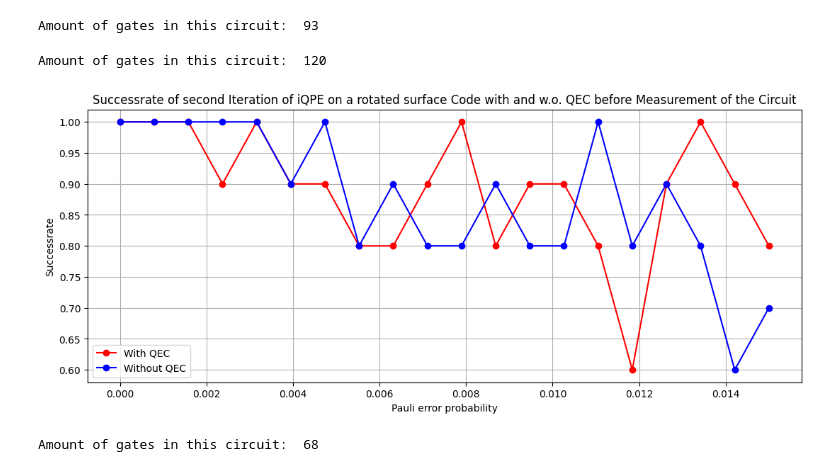
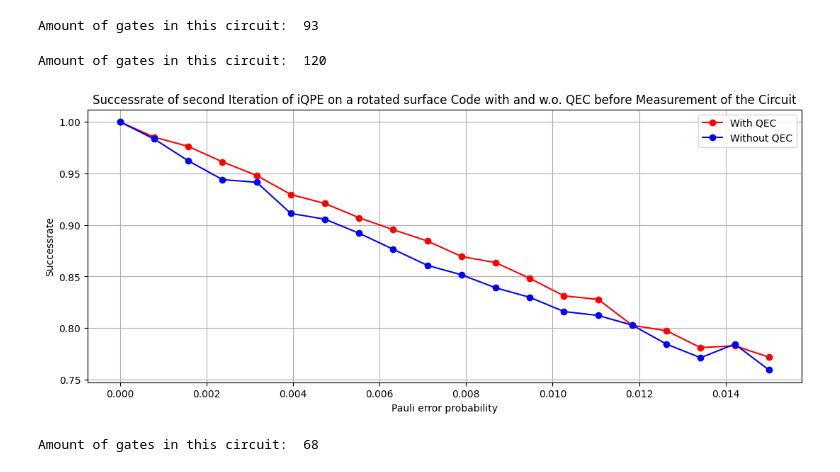
Before and after one commit to RicemanBoy/qc_researchproject, a Jupyter notebook: Rotated Surface Code/Eigener Surface Code.ipynb, the cells around one changed output. Cells and saved outputs as stored; diff of their text form; code cells hidden in the pictures.

```diff
--- a/Rotated Surface Code/Eigener Surface Code.ipynb
+++ b/Rotated Surface Code/Eigener Surface Code.ipynb
@@ -1412,7 +1412,7 @@ gates(qc)
 # %% [output]
 Amount of gates in this circuit:  93
 # %%
-shots = 200
+shots = 5000
 x = np.linspace(0,0.015,20)
 y = []
 y_no_QEC = []
@@ -1494,35 +1494,35 @@ for i in x:
     counts = result.get_counts()
 
     x_old = list(counts.keys())
     x_old = [j[0] for j in x_old]
     y_old = list(counts.values())
 
     success  =  0
     for j in range(len(x_old)):
         if x_old[j] == "0":
             success += y_old[j]
 
     Erfolgsrate = success/shots
     y_no_QEC.append(Erfolgsrate)
 
 data = np.array((x,y,y_no_QEC))
-np.savetxt("iQPE_2nd_step_200shots_ideal_magic_states_pauli_xz_test.txt", data, delimiter=",")
+np.savetxt("iQPE_2nd_step_5000_shots_ideal_magic_states_pauli_xz_new.txt", data, delimiter=",")
 
 gates(qc)
 
 fig, ax = plt.subplots(figsize=(13,5))
 
 ax.plot(x,y,label = "With QEC", color="red", marker = "o")
 ax.plot(x,y_no_QEC, label = "Without QEC", color="blue", marker = "o")
 plt.title("Successrate of second Iteration of iQPE on a rotated surface Code with and w.o. QEC before Measurement of the Circuit")
 plt.xlabel("Pauli error probability")
 plt.ylabel("Successrate")
 plt.grid()
 plt.legend()
 plt.show()
 # %% [output]
 Amount of gates in this circuit:  120
-[figure, old version]
+[figure, new version]
 # %%
 qc = rot_surf_code(2)
 ancilla = qc.num_qubits - 3
```
Also changed, not shown: 2 other files.
